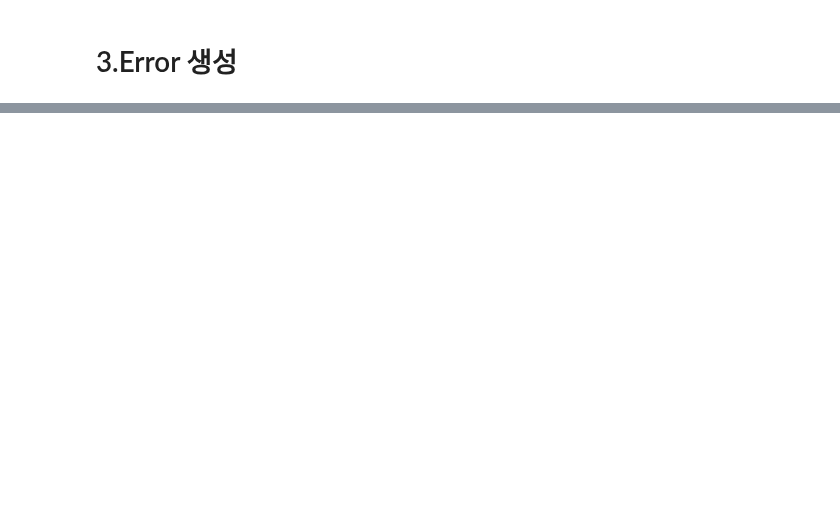
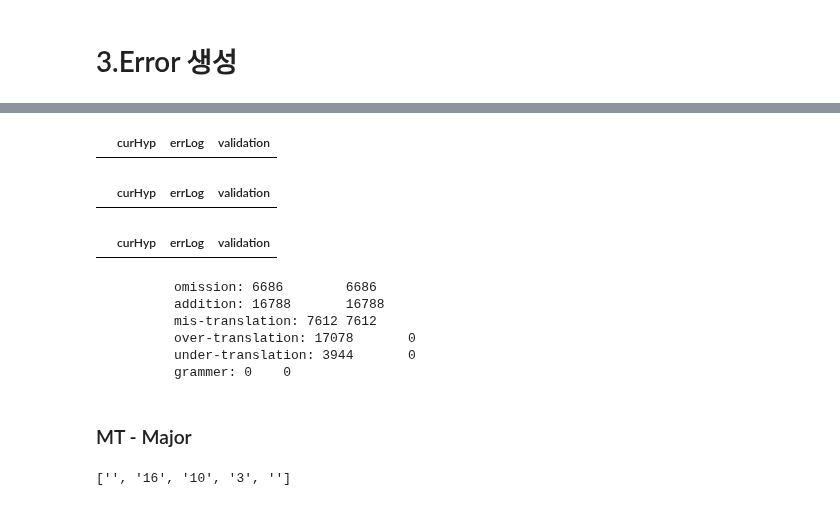
Before and after one commit to tjtmddnjswkd/capstone, a Jupyter notebook: 3_make_errors/e6_make_errors_modify.ipynb, the cells around one changed output, grey strips where cells are left out. Cells and saved outputs as stored; diff of their text form; code cells hidden in the pictures; blank space fills up the shorter version.

```diff
--- a/3_make_errors/e6_make_errors_modify.ipynb
+++ b/3_make_errors/e6_make_errors_modify.ipynb
@@ -1077,0 +745,32 @@ export_json(json_dict, "data_0828.json")
+# %%
+def ddo_trans(df, ratio, seed, val):
+    df_t = copy_df(df)
+    conv_list = ["내지", "및", "또는"]
+    conv_list.remove(val)
+    te_drop = df_t.drop(index=dindex_dict["mis-translation"])
+    transHyp = pd.Series(te_drop.index.map(lambda x: can_noise(te_drop, x)), index=te_drop.index)
+    ival = "\s"+val+"\s"
+    ddo_idx = random_index(te_drop.loc[transHyp.str.contains(ival, regex=True)], ratio, seed)
+    result = te_drop.loc[ddo_idx]
+
+
+    for i in ddo_idx:
+        np.random.shuffle(conv_list)
+        conv_word = conv_list[0]
+
+        conv_hyp, start, fconv_word, word = replace_inteli(result, i, val, conv_word)
+
+        result.loc[i, "curHyp"] = conv_hyp
+        input_errors(result, i, 'minor', start, fconv_word, 'mis-translation')
+
+        move_index(result, i, start, word, fconv_word)
+        result.loc[i, "errLog"]["mis-translation"] = {"start_idx": start, "text": fconv_word}
+        dindex_dict["mis-translation"].append(i)
+    return convert_df(df, result)
+# %%
+df_ddo = ddo_trans(df_can, 0.2, 555, "또는")
+# %%
+res = find_errors(df_ddo, dindex_dict)
+res["addition"]
+# %% [output]
+|  | curHyp | errLog | validation |
@@ -1077,0 +779,5 @@ export_json(json_dict, "data_0828.json")
+# %%
+res = find_errors(df_nae, dindex_dict)
+res["addition"]
+# %% [output]
+|  | curHyp | errLog | validation |
@@ -1077,0 +786,20 @@ export_json(json_dict, "data_0828.json")
+# %%
+res = find_errors(df_mit, dindex_dict)
+res["addition"]
+# %% [output]
+|  | curHyp | errLog | validation |
+# %%
+check_idx(df_mit)
+# %% [output]
+          omission: 6686        6686
+          addition: 16788       16788
+          mis-translation: 7612 7612
+          over-translation: 17078       0
+          under-translation: 3944       0
+          grammer: 0    0
+# %% [markdown]
+### MT - Major
+# %%
+re.split(r"[^\d]+",'제16조의10제3항')
+# %% [output]
+['', '16', '10', '3', '']
```
Also changed, not shown: parts of 126 cells of this notebook.
